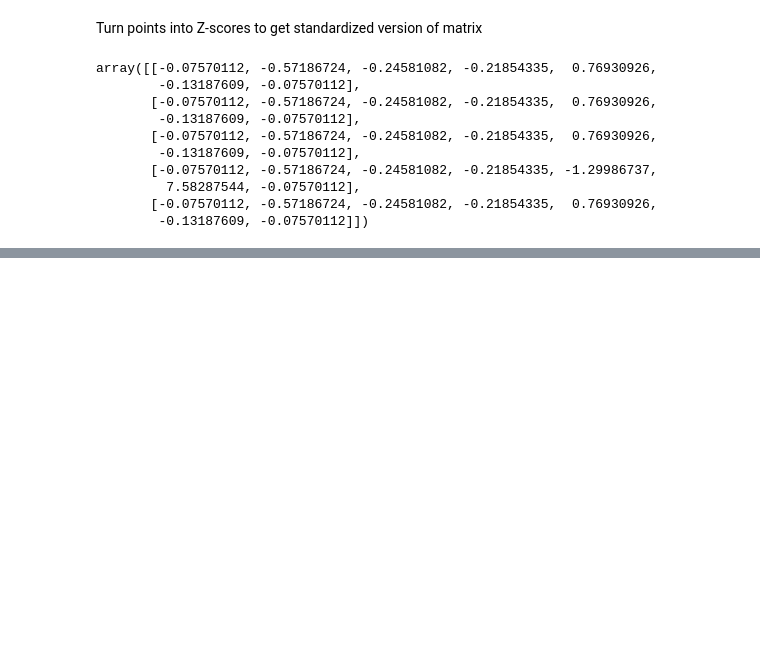
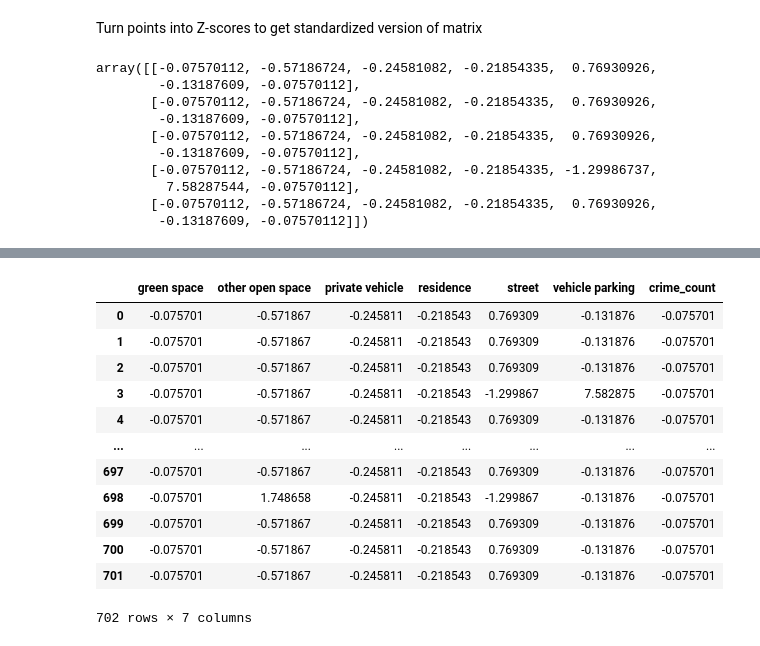
Before and after one commit to kenedyducheine/statistical-crime-analysis, a Jupyter notebook: CrimeDataNotebook.ipynb, the cells around one changed output, grey strips where cells are left out. Drawn from its saved outputs; the diff is of its cells as text; code cells hidden in the pictures; blank space fills up the shorter version.

Commit message:
adding table labels and more comments for clarity

```diff
--- a/CrimeDataNotebook.ipynb
+++ b/CrimeDataNotebook.ipynb
@@ -38,8 +38,7 @@ Create dataframe of crime statistics
 # Import csv of crimeData from github
 df = pd.read_csv("ChicagoCrimeData.csv")
 # Drop irrelevant columns
-df = df.drop(columns=['uid', 'address', 'city_name', 'offense_code', 'offense_type', 'date_single', 'location_category', 'fips_state',
-                      'fips_county', 'tract', 'block_group', 'block'])
+df = df[['longitude', 'latitude', 'location_type']]
 df.head(5)
 # %% [output]
 |  | longitude | latitude | location_type |
@@ -135,2 +129,5 @@ Analyzing output; See what types of places have most common crime clustering
 # %%
 # Insert code to bring back in matrix labels of location_type and to take see what to do with z scores
+X_matrix_df = pd.DataFrame(X_matrix)
+X_matrix_df.columns = X_df.columns
+X_matrix_df.head(5)
@@ -136,0 +141,16 @@ Analyzing output; See what types of places have most common crime clustering
+# %%
+X_matrix_df
+# %% [output]
+|  | green space | other open space | private vehicle | residence | street | vehicle parking | crime_count |
+| 0 | -0.075701 | -0.571867 | -0.245811 | -0.218543 | 0.769309 | -0.131876 | -0.075701 |
+| 1 | -0.075701 | -0.571867 | -0.245811 | -0.218543 | 0.769309 | -0.131876 | -0.075701 |
+| 2 | -0.075701 | -0.571867 | -0.245811 | -0.218543 | 0.769309 | -0.131876 | -0.075701 |
+| 3 | -0.075701 | -0.571867 | -0.245811 | -0.218543 | -1.299867 | 7.582875 | -0.075701 |
+| 4 | -0.075701 | -0.571867 | -0.245811 | -0.218543 | 0.769309 | -0.131876 | -0.075701 |
+| ... | ... | ... | ... | ... | ... | ... | ... |
+| 697 | -0.075701 | -0.571867 | -0.245811 | -0.218543 | 0.769309 | -0.131876 | -0.075701 |
+| 698 | -0.075701 | 1.748658 | -0.245811 | -0.218543 | -1.299867 | -0.131876 | -0.075701 |
+| 699 | -0.075701 | -0.571867 | -0.245811 | -0.218543 | 0.769309 | -0.131876 | -0.075701 |
+| 700 | -0.075701 | -0.571867 | -0.245811 | -0.218543 | 0.769309 | -0.131876 | -0.075701 |
+| 701 | -0.075701 | -0.571867 | -0.245811 | -0.218543 | 0.769309 | -0.131876 | -0.075701 |
+702 rows × 7 columns
```
Also changed, not shown: parts of 4 cells of this notebook.
